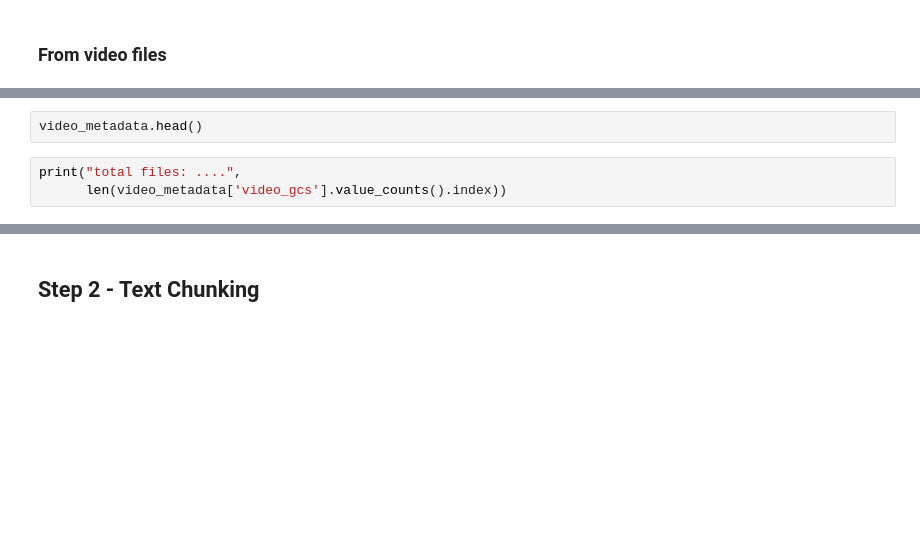
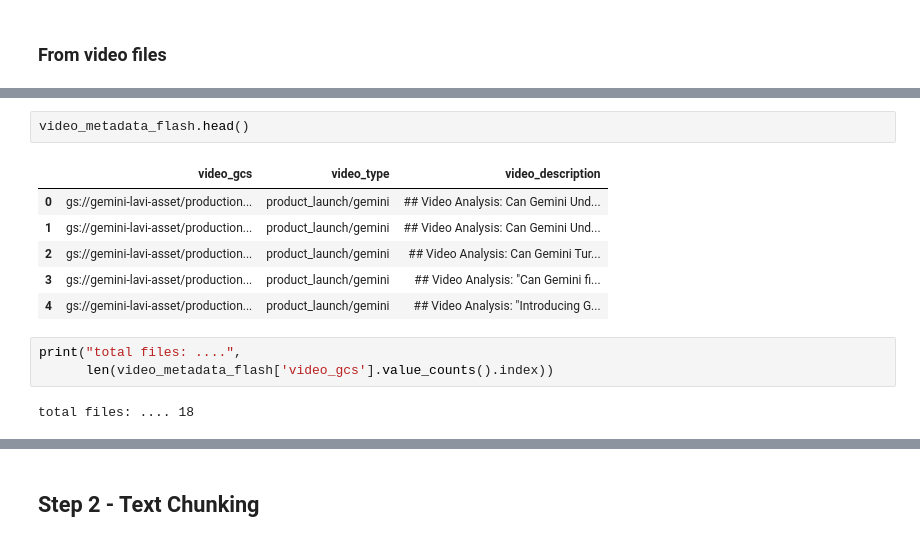
Before and after one commit to lavinigam-gcp/io24-gemini-api, a Jupyter notebook: VAI_production_final.ipynb, the cells around one changed output, grey strips where cells are left out. Drawn from its saved outputs; the diff is of its cells as text; blank space fills up the shorter version.

```diff
--- a/VAI_production_final.ipynb
+++ b/VAI_production_final.ipynb
@@ -410,6 +523,15 @@ video_metadata_flash = get_text_from_video(bucket,gemini_15_flash,
 # %%
-video_metadata.head()
+video_metadata_flash.head()
+# %% [output]
+|  | video_gcs | video_type | video_description |
+| 0 | gs://gemini-lavi-asset/production... | product_launch/gemini | ## Video Analysis: Can Gemini Und... |
+| 1 | gs://gemini-lavi-asset/production... | product_launch/gemini | ## Video Analysis: Can Gemini Und... |
+| 2 | gs://gemini-lavi-asset/production... | product_launch/gemini | ## Video Analysis: Can Gemini Tur... |
+| 3 | gs://gemini-lavi-asset/production... | product_launch/gemini | ## Video Analysis: "Can Gemini fi... |
+| 4 | gs://gemini-lavi-asset/production... | product_launch/gemini | ## Video Analysis: "Introducing G... |
 # %%
 print("total files: ....",
-      len(video_metadata['video_gcs'].value_counts().index))
+      len(video_metadata_flash['video_gcs'].value_counts().index))
+# %% [output]
+total files: .... 18
 # %%
```
Also changed, not shown: parts of 56 cells of this notebook, 2 other files.
